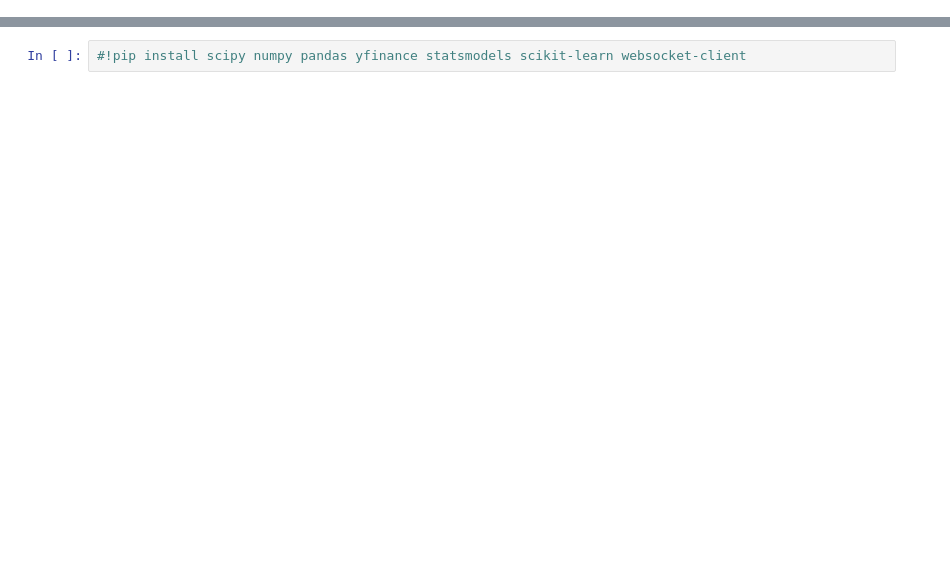
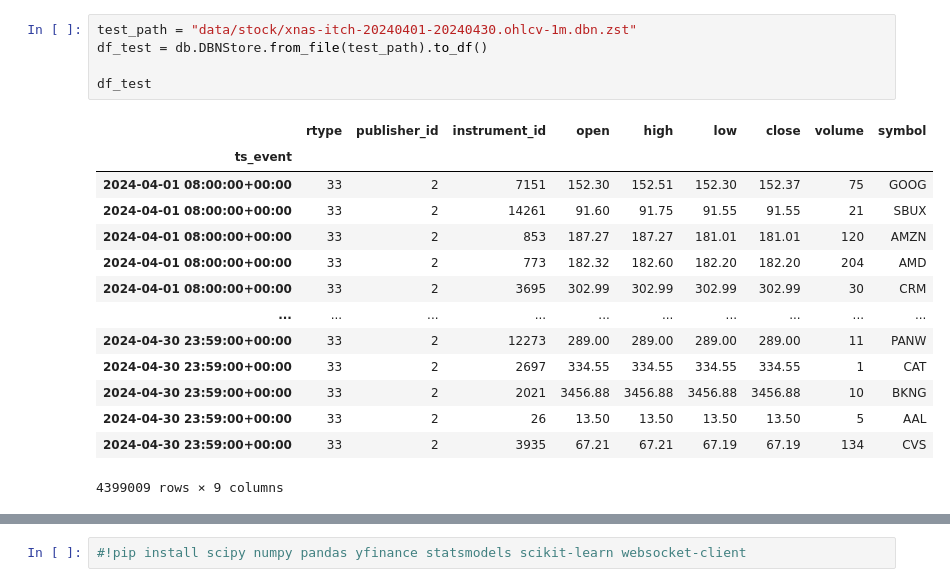
Before and after one commit to niallkehoe/mse244, a Jupyter notebook: part2.ipynb, the cells around one changed output, grey strips where cells are left out. Saved outputs shown, nothing was run; the diff lists cells and outputs as text; blank space fills up the shorter version.

```diff
--- a/part2.ipynb
+++ b/part2.ipynb
@@ -0,0 +42,20 @@
+# %%
+test_path = "data/stock/xnas-itch-20240401-20240430.ohlcv-1m.dbn.zst"
+df_test = db.DBNStore.from_file(test_path).to_df()
+
+df_test
+# %% [output]
+|  | rtype | publisher_id | instrument_id | open | high | low | close | volume | symbol |
+| ts_event |  |  |  |  |  |  |  |  |  |
+| 2024-04-01 08:00:00+00:00 | 33 | 2 | 7151 | 152.30 | 152.51 | 152.30 | 152.37 | 75 | GOOG |
+| 2024-04-01 08:00:00+00:00 | 33 | 2 | 14261 | 91.60 | 91.75 | 91.55 | 91.55 | 21 | SBUX |
+| 2024-04-01 08:00:00+00:00 | 33 | 2 | 853 | 187.27 | 187.27 | 181.01 | 181.01 | 120 | AMZN |
+| 2024-04-01 08:00:00+00:00 | 33 | 2 | 773 | 182.32 | 182.60 | 182.20 | 182.20 | 204 | AMD |
+| 2024-04-01 08:00:00+00:00 | 33 | 2 | 3695 | 302.99 | 302.99 | 302.99 | 302.99 | 30 | CRM |
+| ... | ... | ... | ... | ... | ... | ... | ... | ... | ... |
+| 2024-04-30 23:59:00+00:00 | 33 | 2 | 12273 | 289.00 | 289.00 | 289.00 | 289.00 | 11 | PANW |
+| 2024-04-30 23:59:00+00:00 | 33 | 2 | 2697 | 334.55 | 334.55 | 334.55 | 334.55 | 1 | CAT |
+| 2024-04-30 23:59:00+00:00 | 33 | 2 | 2021 | 3456.88 | 3456.88 | 3456.88 | 3456.88 | 10 | BKNG |
+| 2024-04-30 23:59:00+00:00 | 33 | 2 | 26 | 13.50 | 13.50 | 13.50 | 13.50 | 5 | AAL |
+| 2024-04-30 23:59:00+00:00 | 33 | 2 | 3935 | 67.21 | 67.21 | 67.19 | 67.19 | 134 | CVS |
+4399009 rows × 9 columns
```
Also changed, not shown: parts of 4 cells of this notebook, 45 other files.
